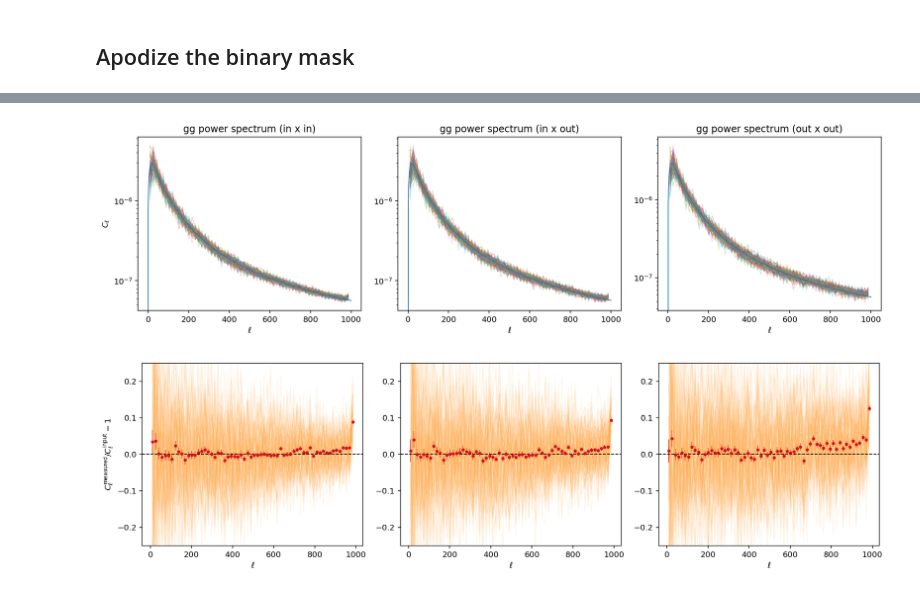
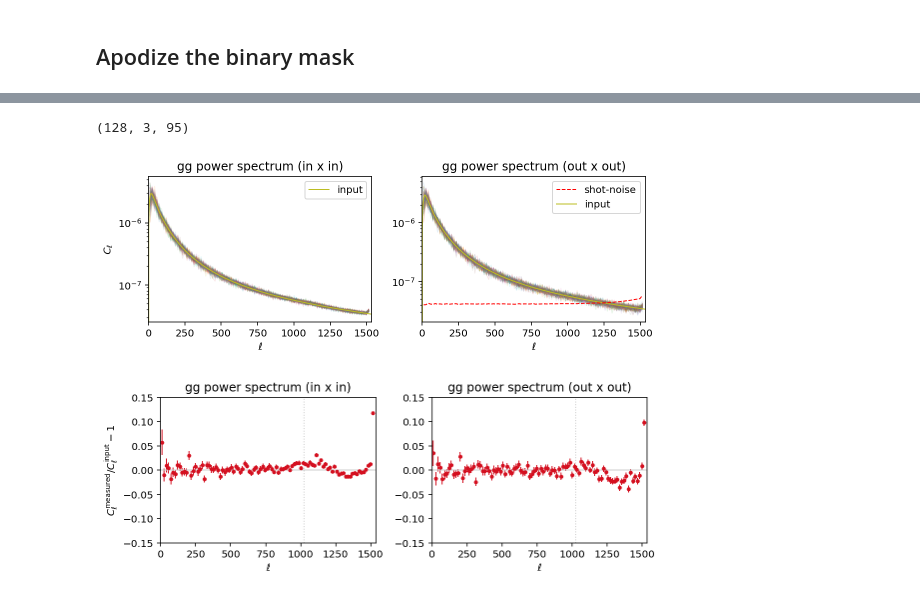
Before and after one commit to ACTCollaboration/xgal, a Jupyter notebook: notebooks/test_deltag_map_and_ggspectrum.ipynb, the cells around one changed output, grey strips where cells are left out. Cells and saved outputs as stored; diff of their text form; code cells hidden in the pictures.

Commit message:
Fix test on deltag map making with completeness with test in notebook.

```diff
--- a/notebooks/test_deltag_map_and_ggspectrum.ipynb
+++ b/notebooks/test_deltag_map_and_ggspectrum.ipynb
@@ -107,3 +84,0 @@ field_out = nmt.NmtField(mask_apo, [density_out])
-# %%
-b = nmt.NmtBin(nside, nlb=16, lmax=lmax)
-ell_b = b.get_effective_ells()
@@ -161,6 +121,0 @@ def doit():
-# %%
-cls_test = []
-for i in tqdm.trange(100):
-    cls_test.append(doit())
-cls_test = np.array(cls_test)
-cls_test[:,2,:] -= np.mean(cls_test[:,3,:],axis=0) #remove
@@ -167,32 +130,51 @@ cls_test[:,2,:] -= np.mean(cls_test[:,3,:],axis=0) #remove
+# %%
+cls_test = np.load('cls_test.npy')
+# %%
+cls_test.shape
+# %% [output]
+(128, 3, 95)
+# %%
+# Compute noise spectrum and subtract from out
+cls_r = np.mean(cls_test[:,2,:],axis=0)
+cls_test[:,1,:] -= cls_r
 # %%
-fig, axes = plt.subplots(1,3, figsize=(14,4))
-labels = ['in x in', 'in x out', 'out x out']
-for i in range(3):
+fig, axes = plt.subplots(1,2, figsize=(8,3))
+labels = ['in x in', 'out x out']
+axes[1].plot(ell_b, cls_r, c='r', ls='--', label='shot-noise', zorder=32)
+for i in range(2):
     ax = axes[i]
     for j in range(cls_test.shape[0]):
-        ax.plot(ell_b, cls_test[j,i,:], alpha=.25)
-    ax.plot(ell, cls, label='input')
+        ax.plot(ell_b, cls_test[j,i,:], alpha=.1, lw=1)
+    ax.plot(ell, cls_in, label='input')
     ax.set_yscale('log')
     ax.set_title('gg power spectrum (%s)'%labels[i])
     ax.set_xlabel('$\\ell$')
+    ax.set_xlim(0, b.lmax)
+    ax.legend()
 axes[0].set_ylabel('$C_\\ell$')
 plt.tight_layout()
 # %% [output]
-[figure, old version]
+[figure, new version]
 # %%
-fig, axes = plt.subplots(1,3, figsize=(14,4))
-cls_in = b.bin_cell(cls)
-for i in range(3):
+fig, axes = plt.subplots(1,2, figsize=(8,3))
+labels = ['in x in', 'out x out']
+
+cls_in_b = b.bin_cell(cls_in)
+
+ylim = 0.15
+
+for i in range(2):
     ax = axes[i]
-    for j in range(cls_test.shape[0]):
-        ax.plot(ell_b, cls_test[j,i,:]/cls_in-1., c=mpl.cm.YlOrRd(0.4), alpha=0.1)
-    m = (cls_test[:,i,:]/cls_in-1.).mean(axis=0)
-    s = (cls_test[:,i,:]/cls_in-1.).std(axis=0) / np.sqrt(cls_test.shape[0])
+    m = np.mean(cls_test[:,i,:], axis=0)/cls_in_b-1.
+    s = np.std(cls_test[:,i,:], axis=0)/cls_in_b/ np.sqrt(cls_test.shape[0])
     ax.errorbar(ell_b, m, s, color=mpl.cm.YlOrRd(0.8), ls=' ', marker='o', markersize=3)
-    ax.set_ylim(-.25,+.25)
-    ax.axhline(y=0., c='k', ls='--')
+    ax.axhline(y=0, c='0.8')
+    ax.set_title('gg power spectrum (%s)'%labels[i])
     ax.set_xlabel('$\\ell$')
+    ax.set_xlim(0, b.lmax)
+    ax.set_ylim(-ylim,+ylim)
+    ax.axvline(x=2*nside, ls=':', c='0.8')
 axes[0].set_ylabel('$C_\\ell^{\\rm measured} / C_\\ell^{\\rm input} - 1$')
 plt.tight_layout()
 # %% [output]
-[figure, old version]
+[figure, new version]
```
Also changed, not shown: parts of 31 cells of this notebook, 2 other files.
